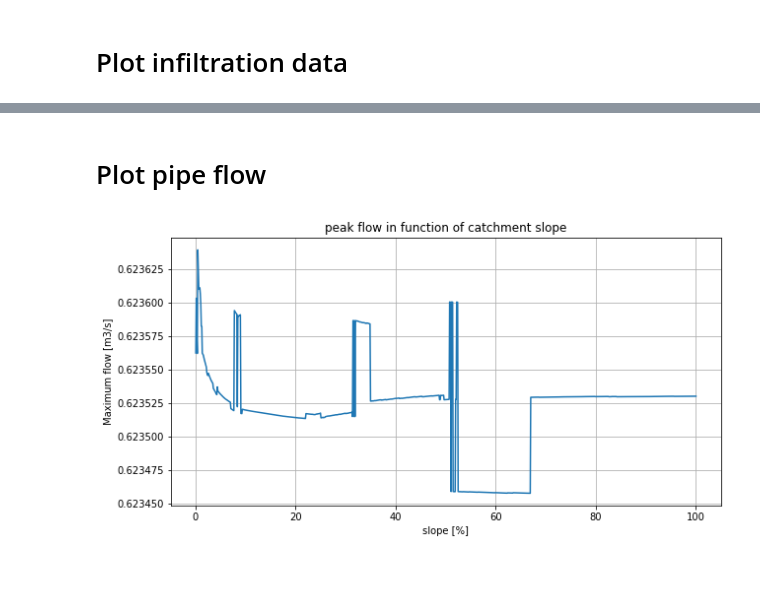
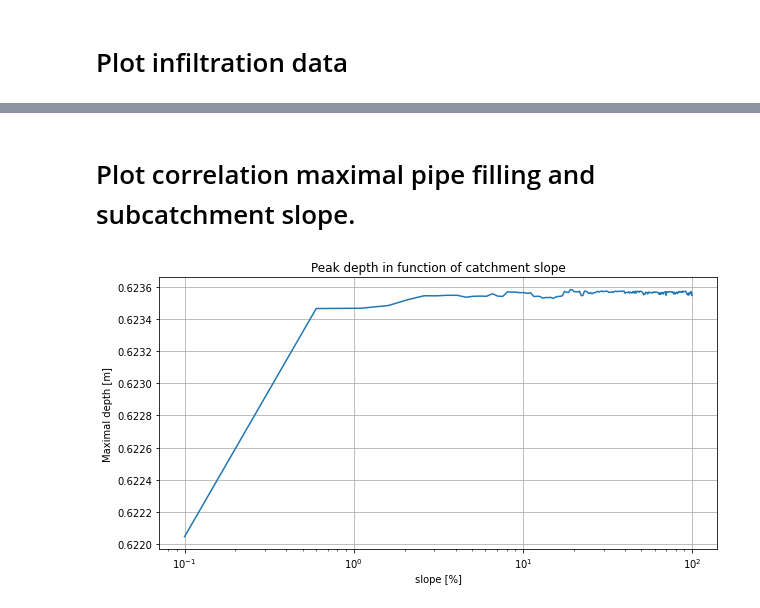
Before and after one commit to BuczynskiRafal/pipe_calculations, a Jupyter notebook: OOP_Catchments.ipynb, the cells around one changed output, grey strips where cells are left out. Saved outputs shown, nothing was run; the diff lists cells and outputs as text; code cells hidden in the pictures; blank space fills up the shorter version.

```diff
--- a/OOP_Catchments.ipynb
+++ b/OOP_Catchments.ipynb
@@ -33,16 +88,0 @@ from pyswmm import Simulation, Nodes, Links, Subcatchments, Output
-# %%
-with Simulation('example.inp') as sim:
-    c3 = Links(sim)["C3"]
-    for step in sim:
-        pass
-    print(f"C3 flow: {c3.flow}")
-    print(f"C3 flow_limit: {c3.flow_limit}")
-    print(f"C3 average_head_loss: {c3.average_head_loss}")
-    print(f"C3 current_setting: {c3.current_setting}")
-    print(f"C3 depth: {c3.depth}")
-    print(f"C3 ds_xsection_area: {c3.ds_xsection_area}")
-    print(f"C3 froude: {c3.froude}")
-    print(f"C3 initial_flow: {c3.initial_flow}")
-    print(f"C3 volume: {c3.volume}")
-    print(f"C3 conduit_statistics: {c3.conduit_statistics}")
-    print(f"C3 : {dir(c3)}")
@@ -250,12 +319,14 @@ plt.show()
 # %% [markdown]
-# Plot pipe flow
+# Plot correlation maximal pipe filling and subcatchment slope.
 # %%
+# maksymalna wysokość napełnienia kanału  w sunkcji spadku terenu zlewni [m]
+plt.xscale("log")
 plt.rcParams["figure.figsize"] = (10,5)
-plt.plot(df['slope'], df['peak_flow'])
-plt.title('peak flow in function of catchment slope')
+plt.plot(df['slope'], df['peak_depth'])
+plt.title('Peak depth in function of catchment slope')
 plt.xlabel('slope [%]')
-plt.ylabel('Maximum flow [m3/s]')
+plt.ylabel('Maximal depth [m]')
 plt.grid(True)
 plt.show()
 # %% [output]
-[figure, old version]
+[figure, new version]
```
Also changed, not shown: parts of 29 cells of this notebook.
